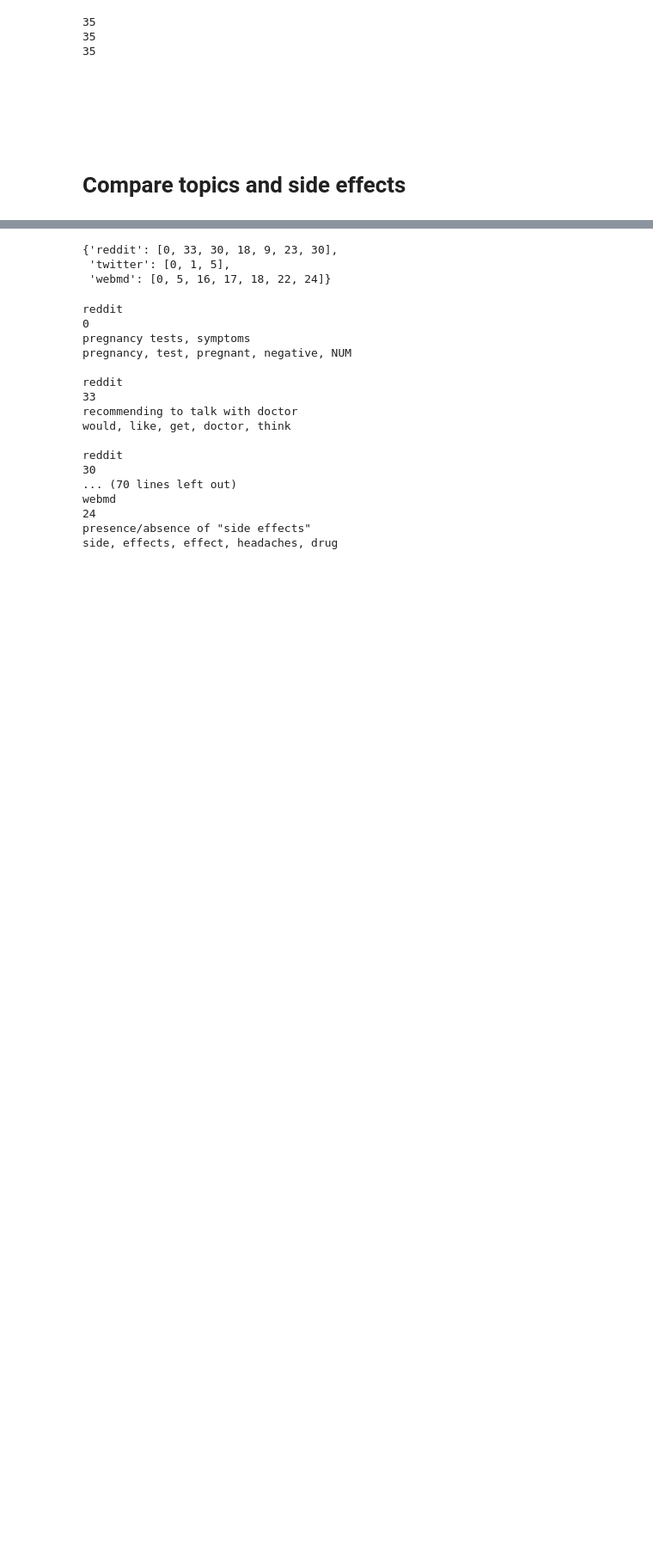
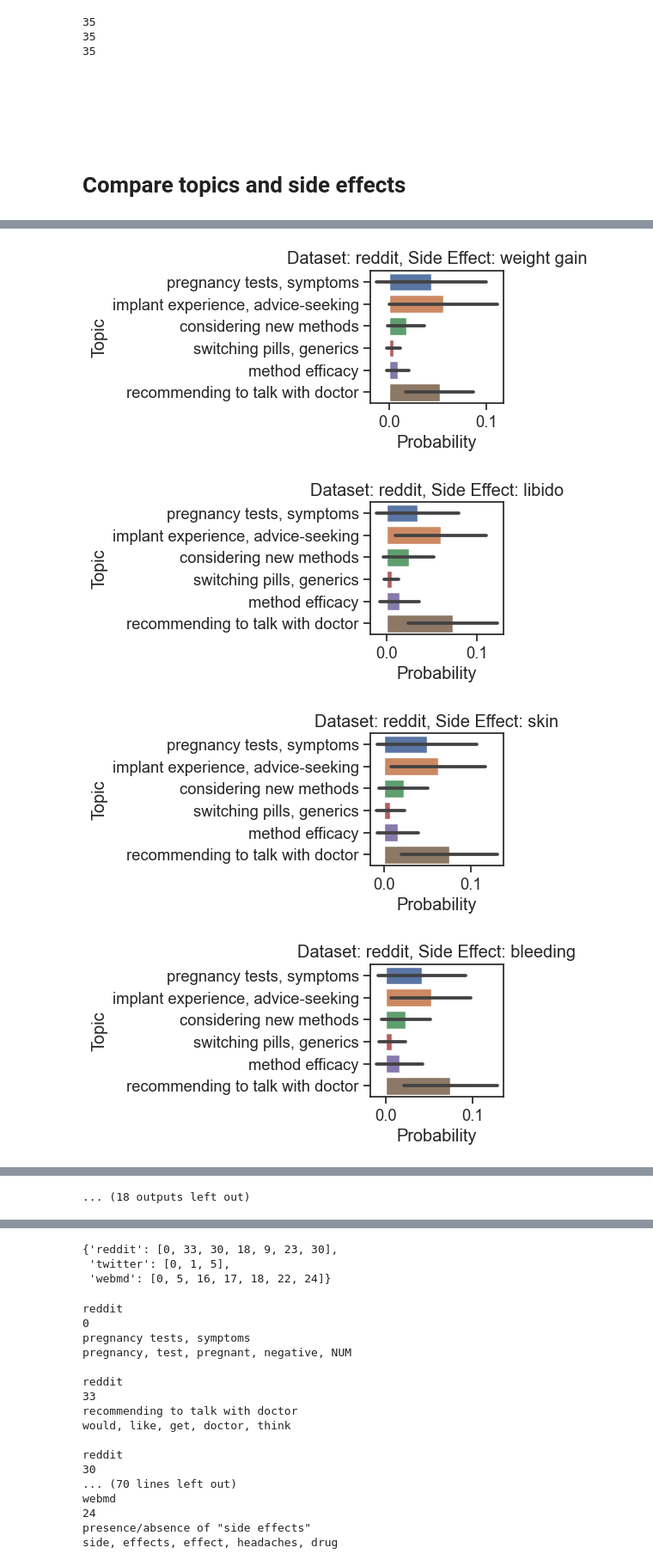
Before and after one commit to maria-antoniak/birth-control-maria, a Jupyter notebook: comparison-plots/compare_topics_side_effects.ipynb, the cells around one changed output, grey strips where cells are left out. Shown at 86% size. Cells and saved outputs as stored; diff of their text form; code cells hidden in the pictures; blank space fills up the shorter version.

```diff
--- a/comparison-plots/compare_topics_side_effects.ipynb
+++ b/comparison-plots/compare_topics_side_effects.ipynb
@@ -242,0 +516,32 @@ for _source, _string in source_string_dict.items():
+# %%
+for _source, _side_effects in source_side_effects_dict.items():
+
+    dicts_to_plot = []
+    for i, _side_effects_list in enumerate(_side_effects):
+        for _side_effect in _side_effects_list:
+            if _side_effect in ['bleeding', 'bloating', 'cramps', 'headache', 'libido', 'nauseua', 'skin', 'general', 'mood', 'pain', 'weight gain']:
+                    for _topic, _probability in enumerate(source_distributions_dict[_source][i]):
+                        if _topic in source_sensemaking_topics_dict_overlapping[_source]:
+                            dicts_to_plot.append({'Side Effect': _side_effect,
+                                                  'Topic Index': _topic,
+                                                  'Topic': source_string_dict[_source][_topic],
+                                                  'Probability': float(_probability),
+                                                  'Source': _source})
+    df_to_plot = pd.DataFrame(dicts_to_plot)
+
+
+    for _side_effect in df_to_plot['Side Effect'].unique():
+
+        plt.figure(figsize=(2,2))
+        sns.set(style='ticks', font_scale=1.2)
+        sns.barplot(data=df_to_plot[df_to_plot['Side Effect'] == _side_effect],
+                    x='Probability',
+                    y='Topic',
+                    ci='sd')
+        plt.title('Dataset: ' + _source + ', Side Effect: ' + _side_effect)
+        plt.show()
+# %% [output]
+[figure, added]
+[figure, added]
+[figure, added]
+[figure, added]
@@ -243 +556,2 @@ for _source, _string in source_string_dict.items():
+... (18 outputs left out)
 # %%
```
Also changed, not shown: parts of 22 cells of this notebook.
